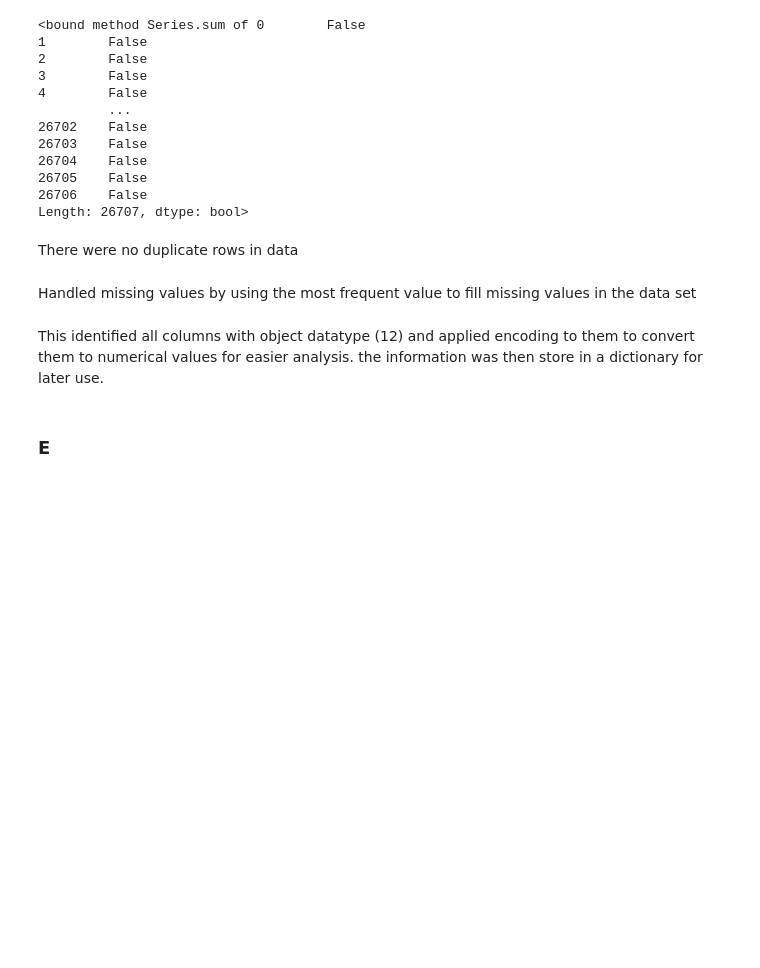
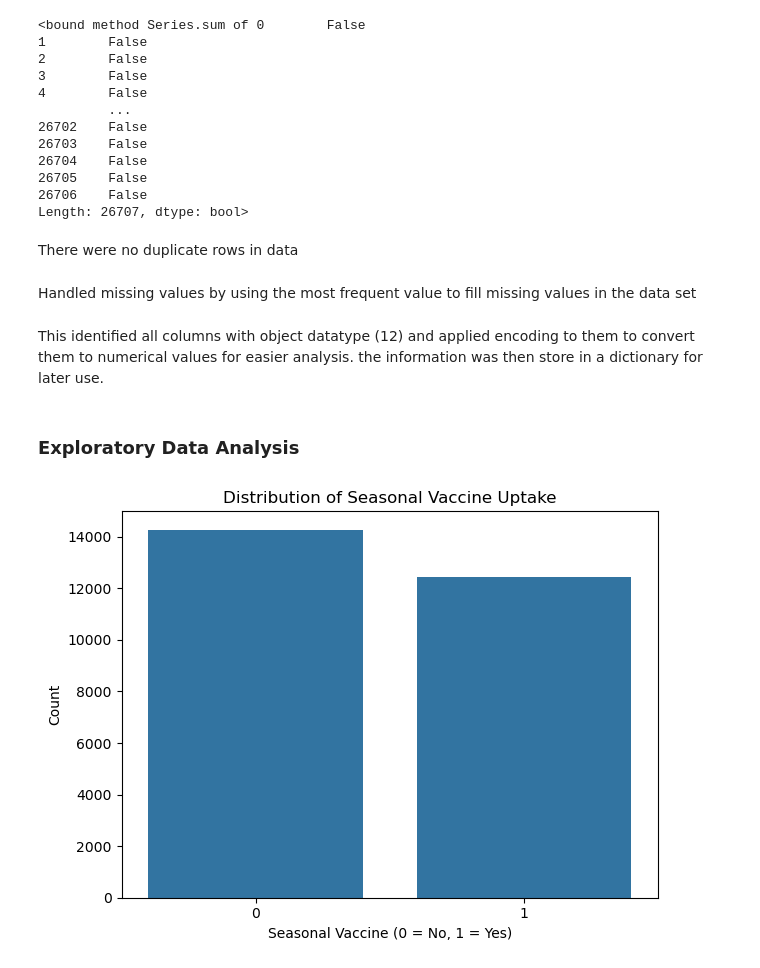
Before and after one commit to silam-art/Phase_3_Project-Sila, a Jupyter notebook: Flu_shot_prediction.ipynb, the cells around one changed output. Drawn from its saved outputs; the diff is of its cells as text; code cells hidden in the pictures; blank space fills up the shorter version.

Commit message:
EDA to idenify important correlations

```diff
--- a/Flu_shot_prediction.ipynb
+++ b/Flu_shot_prediction.ipynb
@@ -129,4 +129,18 @@ for column in flu_df_imputed.select_dtypes(include=["object"]).columns:
 # %% [markdown]
 This identified all columns with object datatype (12) and applied encoding to them to convert them to numerical values for easier analysis. the information was then store in a dictionary for later use.
 # %% [markdown]
-### E
+### Exploratory Data Analysis
+# %%
+# Analysis of the pattern of uptake of seasonal vaccine
+
+import seaborn as sns
+import matplotlib.pyplot as plt
+
+sns.countplot(x="seasonal_vaccine", data=flu_df_imputed)
+plt.title("Distribution of Seasonal Vaccine Uptake")
+plt.xlabel("Seasonal Vaccine (0 = No, 1 = Yes)")
+plt.ylabel("Count")
+plt.tight_layout()
+plt.show()
+# %% [output]
+[figure, added]
```
Also changed, not shown: parts of 5 cells of this notebook.
